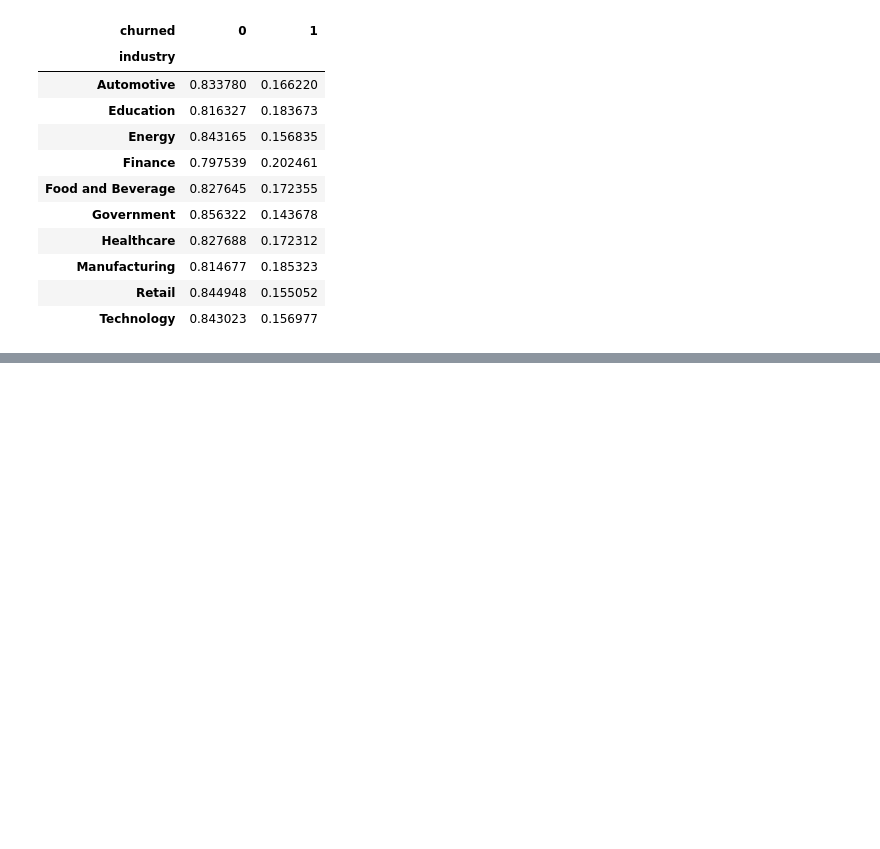
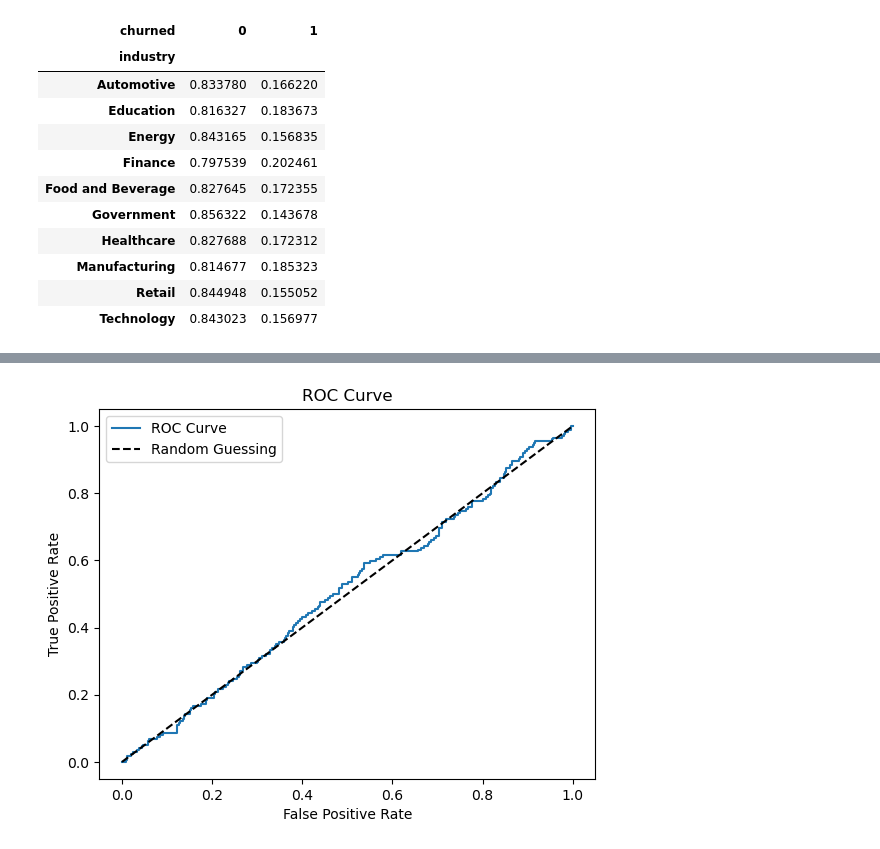
Before and after one commit to YI75/Renewal_Prediction_ML_Project, a Jupyter notebook: renewals.ipynb, the cells around one changed output, grey strips where cells are left out. Saved outputs shown, nothing was run; the diff lists cells and outputs as text; code cells hidden in the pictures; blank space fills up the shorter version.

```diff
--- a/renewals.ipynb
+++ b/renewals.ipynb
@@ -265,11 +298,15 @@ See the caveats in the documentation: https://pandas.pydata.org/pandas-docs/stab
 # %%
-from sklearn.compose import ColumnTransformer
+# Defining preprocessing steps with ColumnTransformer
+power_features = ['amount_ARR_cloud','amount_ARR_on_prem']
+num_remaining = [feature for feature in numeric_features if feature not in power_features]
 
-column_transformer = ColumnTransformer(
+preprocessor = ColumnTransformer(
     transformers=[
-        ('num', StandardScaler(), numeric_features),
-        ('cat', OrdinalEncoder(), categorical_features),
-        ('nom', OneHotEncoder(drop='first'), nominal_categorical_features)
+        ('power', Pipeline([('power', PowerTransformer()), ('scale', StandardScaler())]), power_features),
+        ('num_scale', StandardScaler(), num_remaining),
+        ('cat_ord', OrdinalEncoder(), categorical_features),
+        ('nom_ohe', OneHotEncoder(drop='first'), nominal_categorical_features)
     ])
 
-X_preprocessed = pd.DataFrame(column_transformer.fit_transform(X), columns=column_transformer.get_feature_names_out())
+full_pipeline = Pipeline(steps=[('preprocessor', preprocessor),
+                                ('variance_threshold', VarianceThreshold(threshold=0.01))])
@@ -304,0 +371,11 @@ best_model.score(X_test, y_test)
+# %%
+roc_curves = roc_curve(y_test, best_model.predict_proba(X_test_transformed)[:, 1])
+plt.plot(roc_curves[0], roc_curves[1], label='ROC Curve')
+plt.plot([0, 1], [0, 1], 'k--', label='Random Guessing')  # Diagonal line
+plt.xlabel('False Positive Rate')
+plt.ylabel('True Positive Rate')
+plt.title('ROC Curve')
+plt.legend()
+plt.show()
+# %% [output]
+[figure, added]
```
Also changed, not shown: parts of 35 cells of this notebook.
